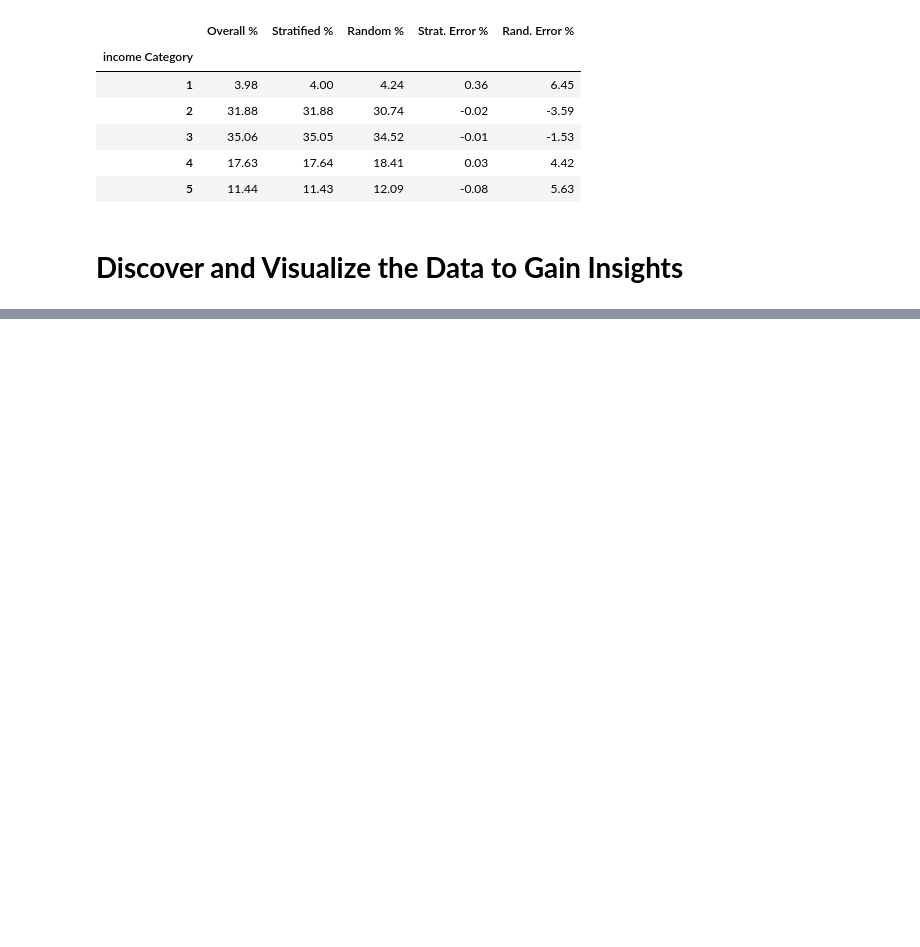
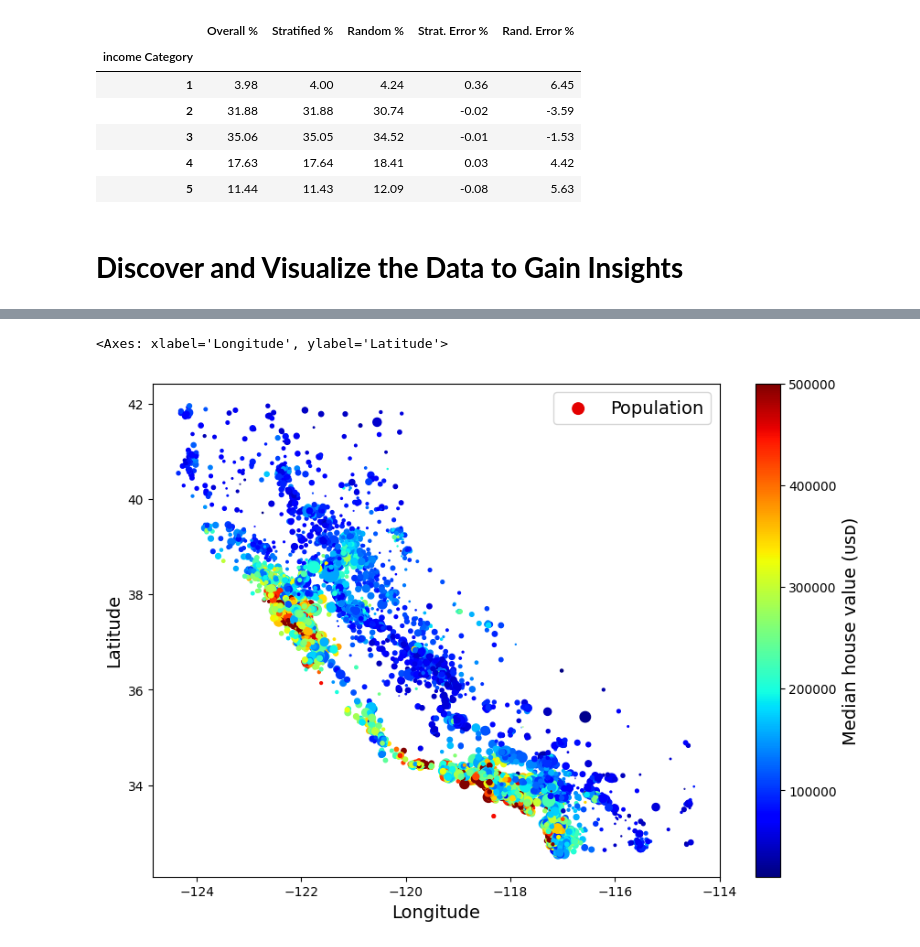
Before and after one commit to Saifullah785/hands-on-ml-notes-practice, a Jupyter notebook: chapter_02_end_to_end_machine_learning_project.ipynb, the cells around one changed output, grey strips where cells are left out. Cells and saved outputs as stored; diff of their text form; code cells hidden in the pictures; blank space fills up the shorter version.

```diff
--- a/chapter_02_end_to_end_machine_learning_project.ipynb
+++ b/chapter_02_end_to_end_machine_learning_project.ipynb
@@ -344,0 +400,18 @@ for set_ in (strat_train_set, strat_test_set):
+# %%
+# Rename columns for better readability in plots
+housing_renamed = housing.rename(columns={
+    "longitude": "Longitude",
+    "latitude": "Latitude",
+    "median_house_value": "Median house value (ᴜsᴅ)",
+    "population": "Population"
+})
+# %%
+# Create a scatter plot of longitude vs. latitude with renamed columns
+housing_renamed.plot(
+             kind="scatter", x="Longitude", y="Latitude",
+             s=housing_renamed["Population"] / 100, label="Population",
+             c="Median house value (ᴜsᴅ)", cmap="jet", colorbar=True,
+             legend=True, sharex=False, figsize=(10, 7))
+# %% [output]
+<Axes: xlabel='Longitude', ylabel='Latitude'>
+[figure, added]
```
Also changed, not shown: parts of 13 cells of this notebook.
